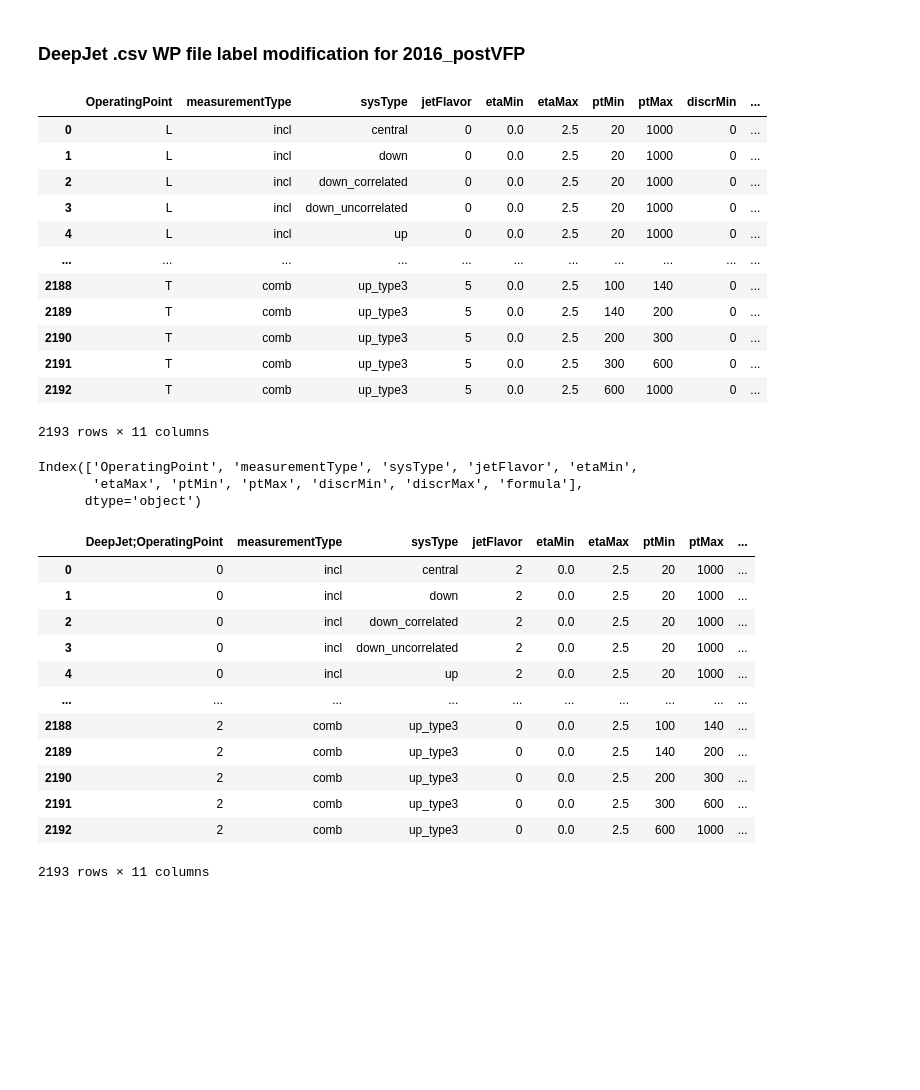
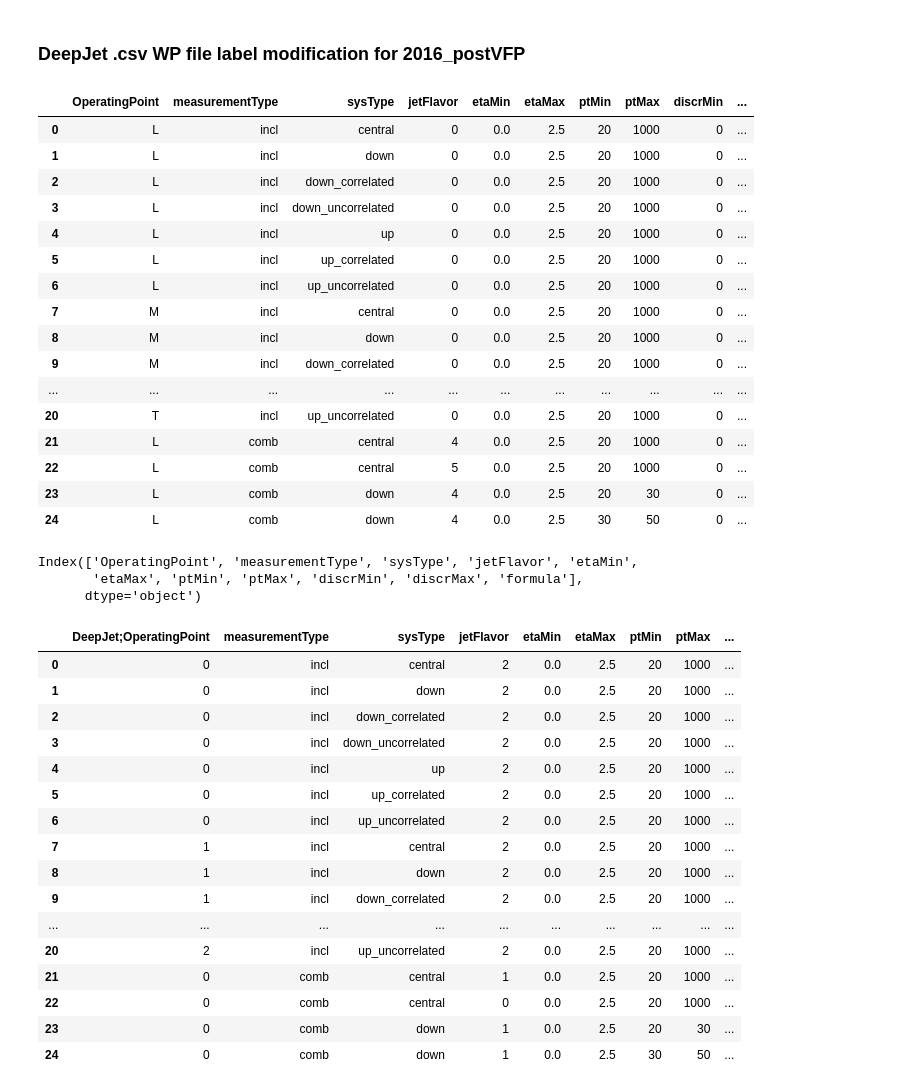
Before and after one commit to kaustuvdatta/jetObservables, a Jupyter notebook: Skimmer/data/bTagSF/bTagSF_2016_CSVmodification.ipynb, the cells around one changed output. Cells and saved outputs as stored; diff of their text form; code cells hidden in the pictures; blank space fills up the shorter version.

```diff
--- a/Skimmer/data/bTagSF/bTagSF_2016_CSVmodification.ipynb
+++ b/Skimmer/data/bTagSF/bTagSF_2016_CSVmodification.ipynb
@@ -178,21 +178,25 @@ Index(['DeepJet;OperatingPoint', ' measurementType', ' sysType', ' jetFlavor',
 fn_csv_2016_postVFP = 'DeepJet_106XUL16postVFPSF_v2.csv'
 file_2016_postVFP = pd.read_csv(fn_csv_2016_postVFP)
 # %%
-file_2016_postVFP
+file_2016_postVFP[0:25]
 # %% [output]
 |  | OperatingPoint | measurementType | sysType | jetFlavor | etaMin | etaMax | ptMin | ptMax | discrMin | ... |
 | 0 | L | incl | central | 0 | 0.0 | 2.5 | 20 | 1000 | 0 | ... |
 | 1 | L | incl | down | 0 | 0.0 | 2.5 | 20 | 1000 | 0 | ... |
 | 2 | L | incl | down_correlated | 0 | 0.0 | 2.5 | 20 | 1000 | 0 | ... |
 | 3 | L | incl | down_uncorrelated | 0 | 0.0 | 2.5 | 20 | 1000 | 0 | ... |
 | 4 | L | incl | up | 0 | 0.0 | 2.5 | 20 | 1000 | 0 | ... |
+| 5 | L | incl | up_correlated | 0 | 0.0 | 2.5 | 20 | 1000 | 0 | ... |
+| 6 | L | incl | up_uncorrelated | 0 | 0.0 | 2.5 | 20 | 1000 | 0 | ... |
+| 7 | M | incl | central | 0 | 0.0 | 2.5 | 20 | 1000 | 0 | ... |
+| 8 | M | incl | down | 0 | 0.0 | 2.5 | 20 | 1000 | 0 | ... |
+| 9 | M | incl | down_correlated | 0 | 0.0 | 2.5 | 20 | 1000 | 0 | ... |
 | ... | ... | ... | ... | ... | ... | ... | ... | ... | ... | ... |
-| 2188 | T | comb | up_type3 | 5 | 0.0 | 2.5 | 100 | 140 | 0 | ... |
-| 2189 | T | comb | up_type3 | 5 | 0.0 | 2.5 | 140 | 200 | 0 | ... |
-| 2190 | T | comb | up_type3 | 5 | 0.0 | 2.5 | 200 | 300 | 0 | ... |
-| 2191 | T | comb | up_type3 | 5 | 0.0 | 2.5 | 300 | 600 | 0 | ... |
-| 2192 | T | comb | up_type3 | 5 | 0.0 | 2.5 | 600 | 1000 | 0 | ... |
+| 20 | T | incl | up_uncorrelated | 0 | 0.0 | 2.5 | 20 | 1000 | 0 | ... |
+| 21 | L | comb | central | 4 | 0.0 | 2.5 | 20 | 1000 | 0 | ... |
+| 22 | L | comb | central | 5 | 0.0 | 2.5 | 20 | 1000 | 0 | ... |
+| 23 | L | comb | down | 4 | 0.0 | 2.5 | 20 | 30 | 0 | ... |
+| 24 | L | comb | down | 4 | 0.0 | 2.5 | 30 | 50 | 0 | ... |
-2193 rows × 11 columns
 # %%
 file_2016_postVFP.keys()
 # %% [output]
@@ -223,7 +227,7 @@ for i,flav in enumerate(file_2016_postVFP[' jetFlavor']):
 
 #file_2016_postVFP.columns=file_2018.columns
 # %%
-file_2016_postVFP
+file_2016_postVFP[0:25]
 # %% [output]
 |  | DeepJet;OperatingPoint | measurementType | sysType | jetFlavor | etaMin | etaMax | ptMin | ptMax | ... |
 | 0 | 0 | incl | central | 2 | 0.0 | 2.5 | 20 | 1000 | ... |
@@ -231,11 +235,15 @@ file_2016_postVFP
 | 2 | 0 | incl | down_correlated | 2 | 0.0 | 2.5 | 20 | 1000 | ... |
 | 3 | 0 | incl | down_uncorrelated | 2 | 0.0 | 2.5 | 20 | 1000 | ... |
 | 4 | 0 | incl | up | 2 | 0.0 | 2.5 | 20 | 1000 | ... |
+| 5 | 0 | incl | up_correlated | 2 | 0.0 | 2.5 | 20 | 1000 | ... |
+| 6 | 0 | incl | up_uncorrelated | 2 | 0.0 | 2.5 | 20 | 1000 | ... |
+| 7 | 1 | incl | central | 2 | 0.0 | 2.5 | 20 | 1000 | ... |
+| 8 | 1 | incl | down | 2 | 0.0 | 2.5 | 20 | 1000 | ... |
+| 9 | 1 | incl | down_correlated | 2 | 0.0 | 2.5 | 20 | 1000 | ... |
 | ... | ... | ... | ... | ... | ... | ... | ... | ... | ... |
-| 2188 | 2 | comb | up_type3 | 0 | 0.0 | 2.5 | 100 | 140 | ... |
-| 2189 | 2 | comb | up_type3 | 0 | 0.0 | 2.5 | 140 | 200 | ... |
-| 2190 | 2 | comb | up_type3 | 0 | 0.0 | 2.5 | 200 | 300 | ... |
-| 2191 | 2 | comb | up_type3 | 0 | 0.0 | 2.5 | 300 | 600 | ... |
-| 2192 | 2 | comb | up_type3 | 0 | 0.0 | 2.5 | 600 | 1000 | ... |
+| 20 | 2 | incl | up_uncorrelated | 2 | 0.0 | 2.5 | 20 | 1000 | ... |
+| 21 | 0 | comb | central | 1 | 0.0 | 2.5 | 20 | 1000 | ... |
+| 22 | 0 | comb | central | 0 | 0.0 | 2.5 | 20 | 1000 | ... |
+| 23 | 0 | comb | down | 1 | 0.0 | 2.5 | 20 | 30 | ... |
+| 24 | 0 | comb | down | 1 | 0.0 | 2.5 | 30 | 50 | ... |
-2193 rows × 11 columns
 # %%
```
Also changed, not shown: parts of 2 cells of this notebook, 3 other files.
